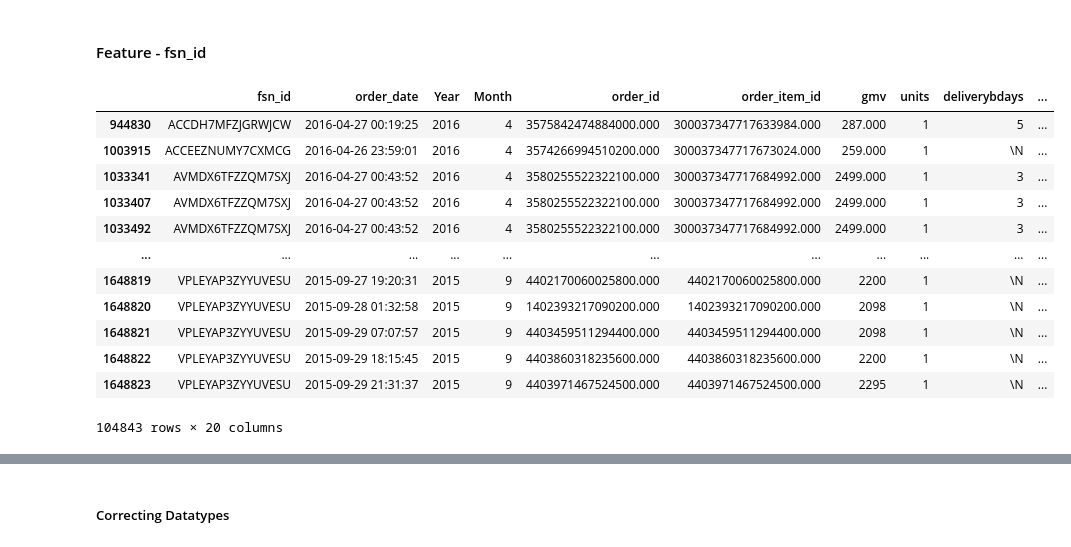
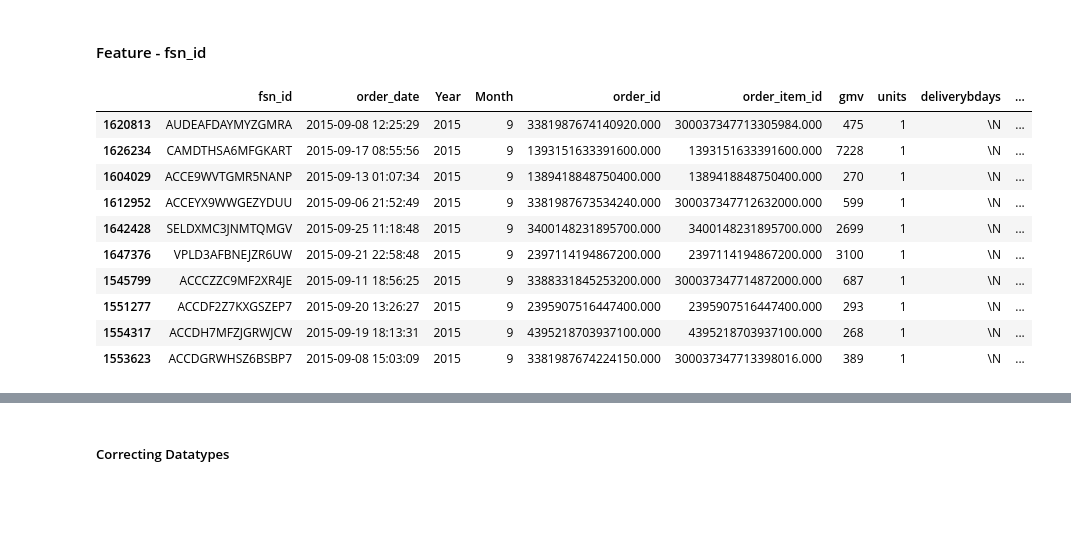
Before and after one commit to Singhal-Piyush/Ecommerce_Marketing_Mix_Model, a Jupyter notebook: notebooks/MMM_E-Commerce_Notebook.ipynb, the cells around one changed output, grey strips where cells are left out. Cells and saved outputs as stored; diff of their text form; code cells hidden in the pictures; blank space fills up the shorter version.

```diff
--- a/notebooks/MMM_E-Commerce_Notebook.ipynb
+++ b/notebooks/MMM_E-Commerce_Notebook.ipynb
@@ -341,19 +346,17 @@ We can see that their are many features with high number of unique values, wrong
 # %% [markdown]
 #### Feature - fsn_id
 # %%
-consumer_dataset
+consumer_dataset[consumer_dataset.duplicated()].sample(10)
 # %% [output]
 |  | fsn_id | order_date | Year | Month | order_id | order_item_id | gmv | units | deliverybdays | ... |
-| 944830 | ACCDH7MFZJGRWJCW | 2016-04-27 00:19:25 | 2016 | 4 | 3575842474884000.000 | 300037347717633984.000 | 287.000 | 1 | 5 | ... |
-| 1003915 | ACCEEZNUMY7CXMCG | 2016-04-26 23:59:01 | 2016 | 4 | 3574266994510200.000 | 300037347717673024.000 | 259.000 | 1 | \N | ... |
-| 1033341 | AVMDX6TFZZQM7SXJ | 2016-04-27 00:43:52 | 2016 | 4 | 3580255522322100.000 | 300037347717684992.000 | 2499.000 | 1 | 3 | ... |
-| 1033407 | AVMDX6TFZZQM7SXJ | 2016-04-27 00:43:52 | 2016 | 4 | 3580255522322100.000 | 300037347717684992.000 | 2499.000 | 1 | 3 | ... |
-| 1033492 | AVMDX6TFZZQM7SXJ | 2016-04-27 00:43:52 | 2016 | 4 | 3580255522322100.000 | 300037347717684992.000 | 2499.000 | 1 | 3 | ... |
-| ... | ... | ... | ... | ... | ... | ... | ... | ... | ... | ... |
-| 1648819 | VPLEYAP3ZYYUVESU | 2015-09-27 19:20:31 | 2015 | 9 | 4402170060025800.000 | 4402170060025800.000 | 2200 | 1 | \N | ... |
-| 1648820 | VPLEYAP3ZYYUVESU | 2015-09-28 01:32:58 | 2015 | 9 | 1402393217090200.000 | 1402393217090200.000 | 2098 | 1 | \N | ... |
-| 1648821 | VPLEYAP3ZYYUVESU | 2015-09-29 07:07:57 | 2015 | 9 | 4403459511294400.000 | 4403459511294400.000 | 2098 | 1 | \N | ... |
-| 1648822 | VPLEYAP3ZYYUVESU | 2015-09-29 18:15:45 | 2015 | 9 | 4403860318235600.000 | 4403860318235600.000 | 2200 | 1 | \N | ... |
-| 1648823 | VPLEYAP3ZYYUVESU | 2015-09-29 21:31:37 | 2015 | 9 | 4403971467524500.000 | 4403971467524500.000 | 2295 | 1 | \N | ... |
+| 1620813 | AUDEAFDAYMYZGMRA | 2015-09-08 12:25:29 | 2015 | 9 | 3381987674140920.000 | 300037347713305984.000 | 475 | 1 | \N | ... |
+| 1626234 | CAMDTHSA6MFGKART | 2015-09-17 08:55:56 | 2015 | 9 | 1393151633391600.000 | 1393151633391600.000 | 7228 | 1 | \N | ... |
+| 1604029 | ACCE9WVTGMR5NANP | 2015-09-13 01:07:34 | 2015 | 9 | 1389418848750400.000 | 1389418848750400.000 | 270 | 1 | \N | ... |
+| 1612952 | ACCEYX9WWGEZYDUU | 2015-09-06 21:52:49 | 2015 | 9 | 3381987673534240.000 | 300037347712632000.000 | 599 | 1 | \N | ... |
+| 1642428 | SELDXMC3JNMTQMGV | 2015-09-25 11:18:48 | 2015 | 9 | 3400148231895700.000 | 3400148231895700.000 | 2699 | 1 | \N | ... |
+| 1647376 | VPLD3AFBNEJZR6UW | 2015-09-21 22:58:48 | 2015 | 9 | 2397114194867200.000 | 2397114194867200.000 | 3100 | 1 | \N | ... |
+| 1545799 | ACCCZZC9MF2XR4JE | 2015-09-11 18:56:25 | 2015 | 9 | 3388331845253200.000 | 300037347714872000.000 | 687 | 1 | \N | ... |
+| 1551277 | ACCDF2Z7KXGSZEP7 | 2015-09-20 13:26:27 | 2015 | 9 | 2395907516447400.000 | 2395907516447400.000 | 293 | 1 | \N | ... |
+| 1554317 | ACCDH7MFZJGRWJCW | 2015-09-19 18:13:31 | 2015 | 9 | 4395218703937100.000 | 4395218703937100.000 | 268 | 1 | \N | ... |
+| 1553623 | ACCDGRWHSZ6BSBP7 | 2015-09-08 15:03:09 | 2015 | 9 | 3381987674224150.000 | 300037347713398016.000 | 389 | 1 | \N | ... |
-104843 rows × 20 columns
 # %%
```
Also changed, not shown: parts of 26 cells of this notebook.
